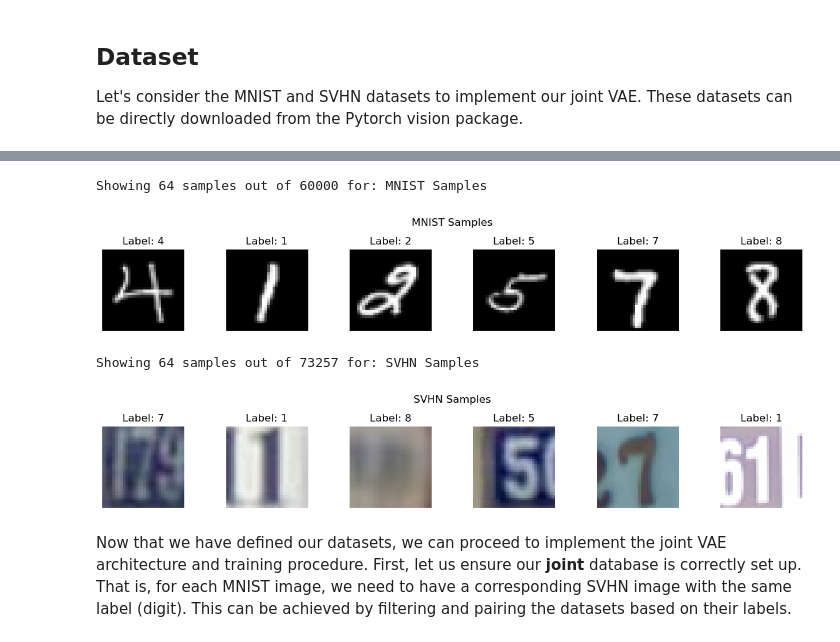
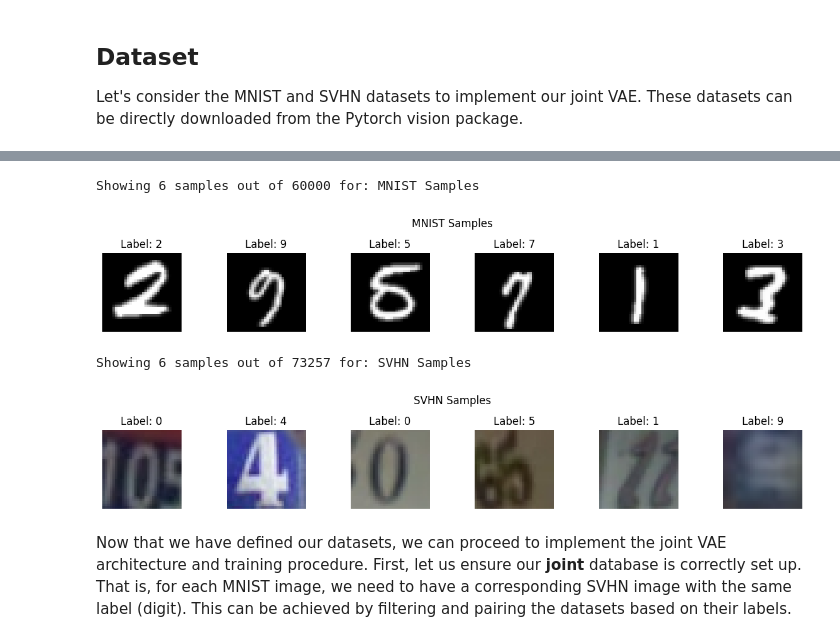
Before and after one commit to javierferna/multi_view_vae, a Jupyter notebook: multi_vae.ipynb, the cells around one changed output, grey strips where cells are left out. Cells and saved outputs as stored; diff of their text form; code cells hidden in the pictures.

```diff
--- a/multi_vae.ipynb
+++ b/multi_vae.ipynb
@@ -24,31 +28,30 @@ Using downloaded and verified file: ./data/SVHN\train_32x32.mat
 # %%
 # Visualize some samples from both datasets
 import matplotlib.pyplot as plt
 
-def show_samples(data_loader, title):
+def show_samples(data_loader, title, num_samples):
     data_iter = iter(data_loader)
     images, labels = next(data_iter)
     fig, axes = plt.subplots(1, 6, figsize=(12, 2))
     for i in range(6):
         if images.shape[1] == 1:  # Grayscale image (MNIST)
             axes[i].imshow(images[i].squeeze(), cmap='gray')
         else:  # Color image (SVHN)
             axes[i].imshow(images[i].permute(1, 2, 0))
         axes[i].set_title(f'Label: {labels[i]}')
         axes[i].axis('off')
-    num_samples = images.shape[0]
     print(f"Showing {num_samples} samples out of {len(data_loader.dataset)} for: {title}")
     plt.suptitle(title)
     plt.tight_layout()
     plt.show()
 
-show_samples(mnist_loader, 'MNIST Samples')
-show_samples(svhn_loader, 'SVHN Samples')
+show_samples(mnist_loader, 'MNIST Samples', num_samples=6)
+show_samples(svhn_loader, 'SVHN Samples', num_samples=6)
 # %% [output]
-Showing 64 samples out of 60000 for: MNIST Samples
+Showing 6 samples out of 60000 for: MNIST Samples
-[figure, old version]
+[figure, new version]
-Showing 64 samples out of 73257 for: SVHN Samples
+Showing 6 samples out of 73257 for: SVHN Samples
-[figure, old version]
+[figure, new version]
 # %% [markdown]
 Now that we have defined our datasets, we can proceed to implement the joint VAE architecture and training procedure. First, let us ensure our **joint** database is correctly set up. That is, for each MNIST image, we need to have a corresponding SVHN image with the same label (digit). This can be achieved by filtering and pairing the datasets based on their labels.
 # %%
```
Also changed, not shown: parts of 7 cells of this notebook.
